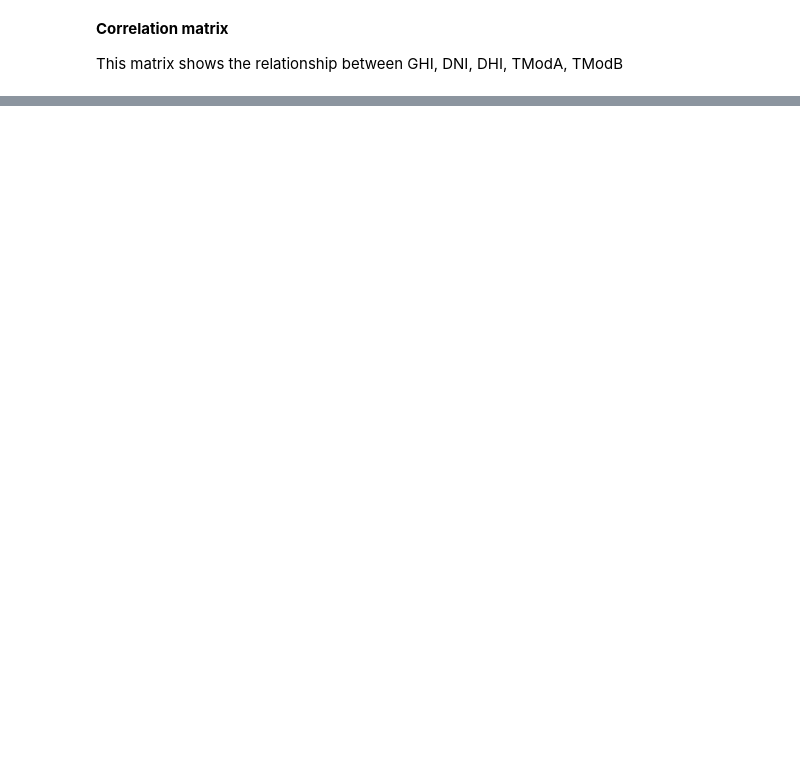
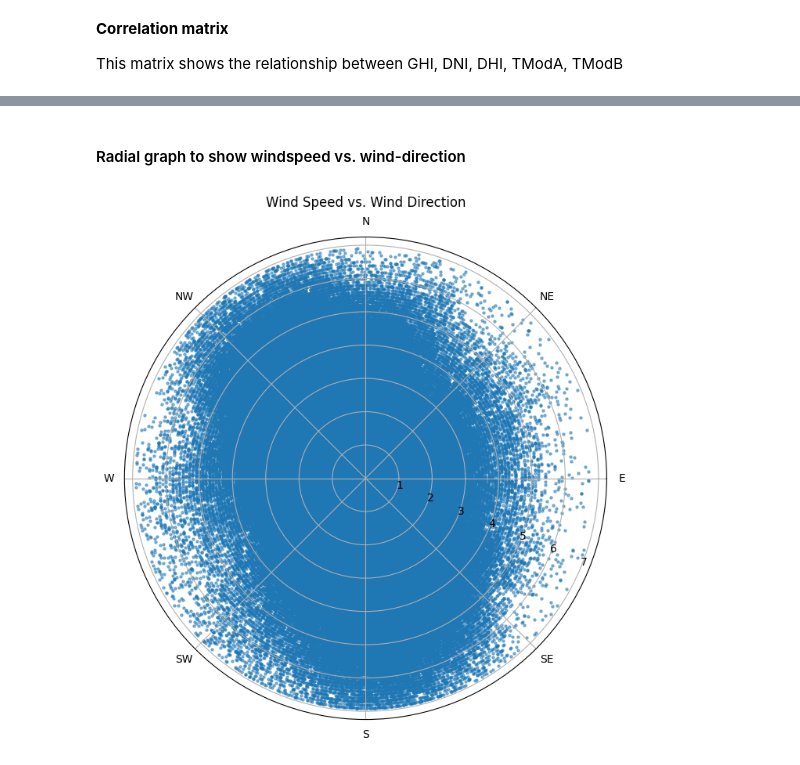
Before and after one commit to mikek1337/solar-challenge-week0, a Jupyter notebook: notebooks/benin_eda.ipynb, the cells around one changed output, grey strips where cells are left out. Cells and saved outputs as stored; diff of their text form; code cells hidden in the pictures; blank space fills up the shorter version.

```diff
--- a/notebooks/benin_eda.ipynb
+++ b/notebooks/benin_eda.ipynb
@@ -167,0 +210,6 @@ TModB  0.873144  0.693833  0.753488  0.983443  1.000000
+# %% [markdown]
+#### Radial graph to show windspeed vs. wind-direction
+# %%
+plot_redial(cleaned_data)
+# %% [output]
+[figure, added]
```
Also changed, not shown: parts of 17 cells of this notebook, 4 other files.
